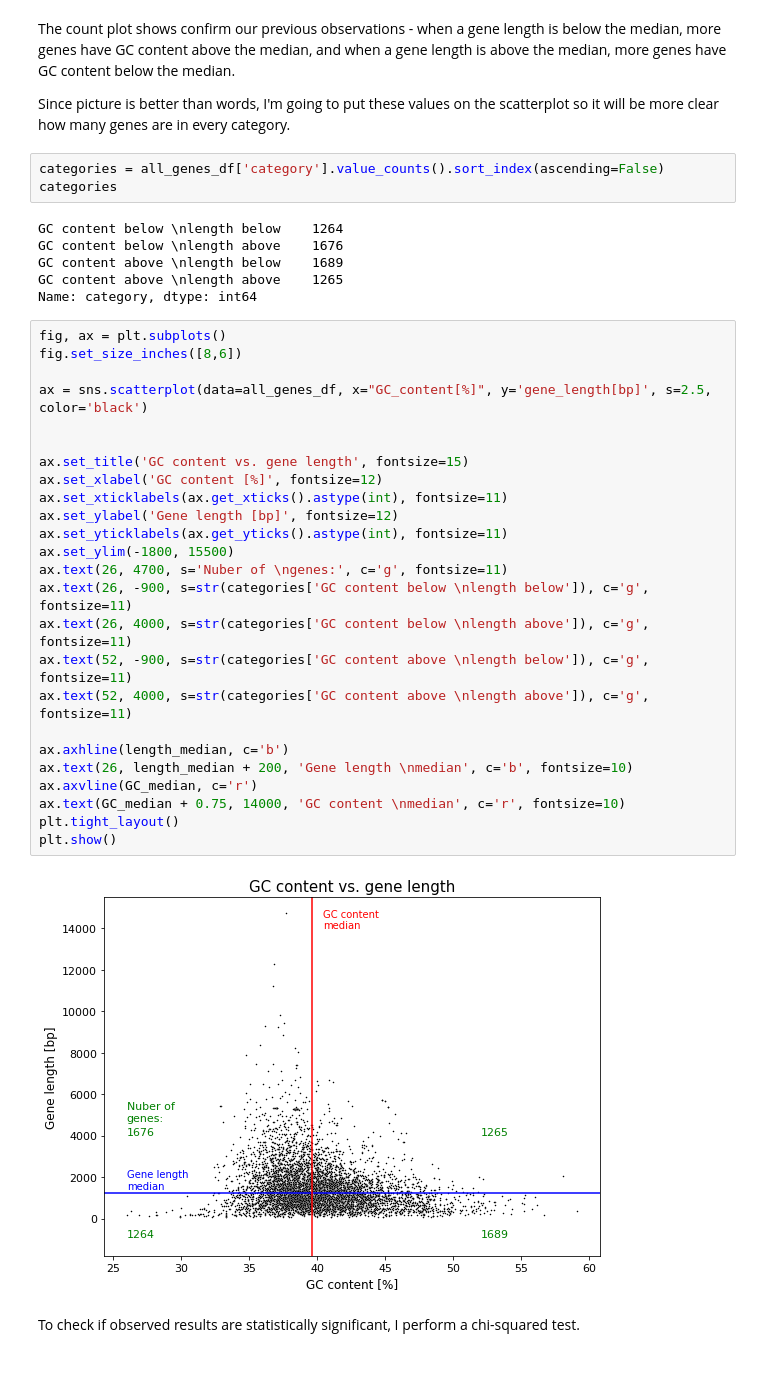
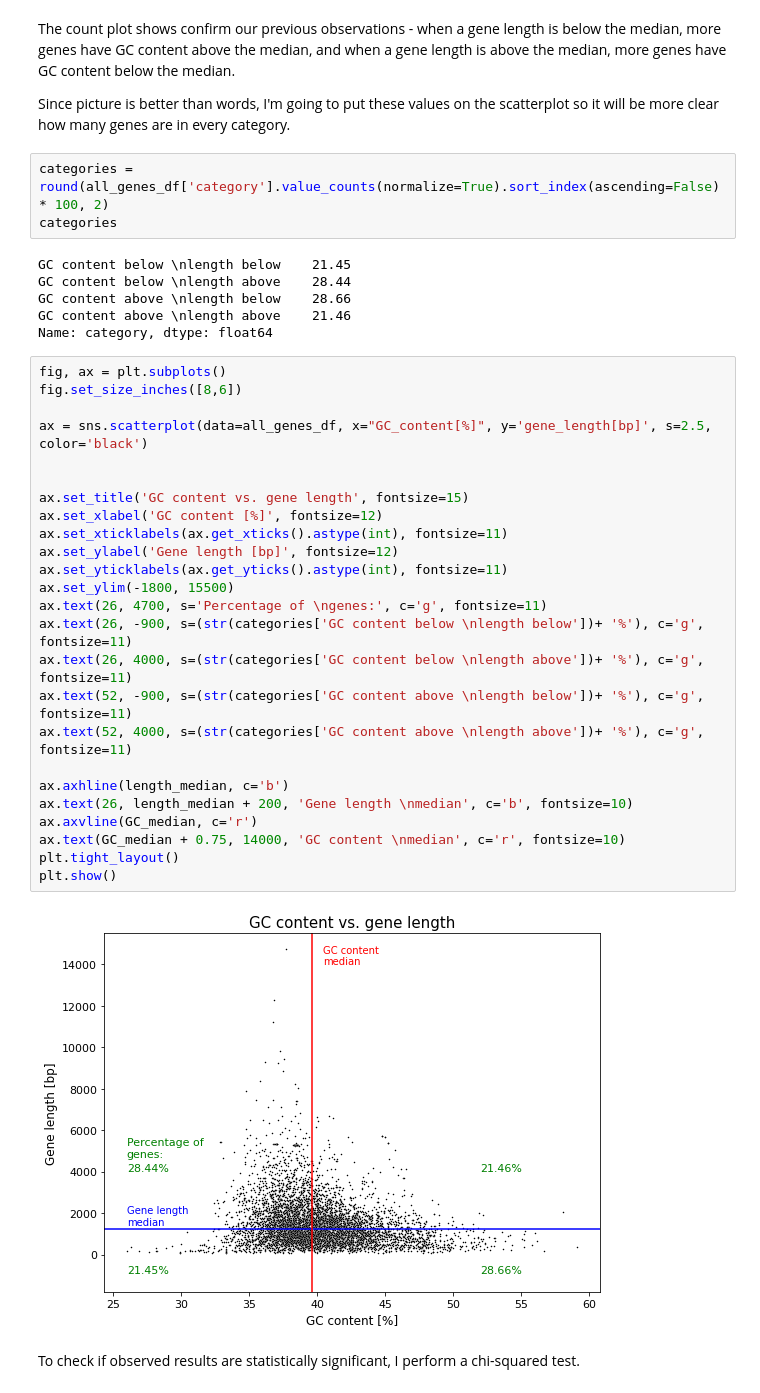
Before and after one commit to piotrsoczewka/Essential_Genes, a Jupyter notebook: Data import and exploratory analysis.ipynb, the cells around one changed output. Saved outputs shown, nothing was run; the diff lists cells and outputs as text.

```diff
--- a/Data import and exploratory analysis.ipynb
+++ b/Data import and exploratory analysis.ipynb
@@ -225,41 +225,41 @@ The count plot shows confirm our previous observations - when a gene length is b
 
 Since picture is better than words, I'm going to put these values on the scatterplot so it will be more clear how many genes are in every category.
 # %%
-categories = all_genes_df['category'].value_counts().sort_index(ascending=False)
+categories = round(all_genes_df['category'].value_counts(normalize=True).sort_index(ascending=False) * 100, 2)
 categories
 # %% [output]
-GC content below \nlength below    1264
-GC content below \nlength above    1676
-GC content above \nlength below    1689
-GC content above \nlength above    1265
-Name: category, dtype: int64
+GC content below \nlength below    21.45
+GC content below \nlength above    28.44
+GC content above \nlength below    28.66
+GC content above \nlength above    21.46
+Name: category, dtype: float64
 # %%
 fig, ax = plt.subplots()
 fig.set_size_inches([8,6])
 
 ax = sns.scatterplot(data=all_genes_df, x="GC_content[%]", y='gene_length[bp]', s=2.5, color='black')
 
 
 ax.set_title('GC content vs. gene length', fontsize=15)
 ax.set_xlabel('GC content [%]', fontsize=12)
 ax.set_xticklabels(ax.get_xticks().astype(int), fontsize=11)
 ax.set_ylabel('Gene length [bp]', fontsize=12)
 ax.set_yticklabels(ax.get_yticks().astype(int), fontsize=11)
 ax.set_ylim(-1800, 15500)
-ax.text(26, 4700, s='Nuber of \ngenes:', c='g', fontsize=11)
-ax.text(26, -900, s=str(categories['GC content below \nlength below']), c='g', fontsize=11)
-ax.text(26, 4000, s=str(categories['GC content below \nlength above']), c='g', fontsize=11)
-ax.text(52, -900, s=str(categories['GC content above \nlength below']), c='g', fontsize=11)
-ax.text(52, 4000, s=str(categories['GC content above \nlength above']), c='g', fontsize=11)
+ax.text(26, 4700, s='Percentage of \ngenes:', c='g', fontsize=11)
+ax.text(26, -900, s=(str(categories['GC content below \nlength below'])+ '%'), c='g', fontsize=11)
+ax.text(26, 4000, s=(str(categories['GC content below \nlength above'])+ '%'), c='g', fontsize=11)
+ax.text(52, -900, s=(str(categories['GC content above \nlength below'])+ '%'), c='g', fontsize=11)
+ax.text(52, 4000, s=(str(categories['GC content above \nlength above'])+ '%'), c='g', fontsize=11)
 
 ax.axhline(length_median, c='b')
 ax.text(26, length_median + 200, 'Gene length \nmedian', c='b', fontsize=10)
 ax.axvline(GC_median, c='r')
 ax.text(GC_median + 0.75, 14000, 'GC content \nmedian', c='r', fontsize=10)
 plt.tight_layout()
 plt.show()
 # %% [output]
-[figure, old version]
+[figure, new version]
 # %% [markdown]
 To check if observed results are statistically significant, I perform a chi-squared test.
 # %%
```
Also changed, not shown: parts of 1 cell of this notebook, 2 other files.
